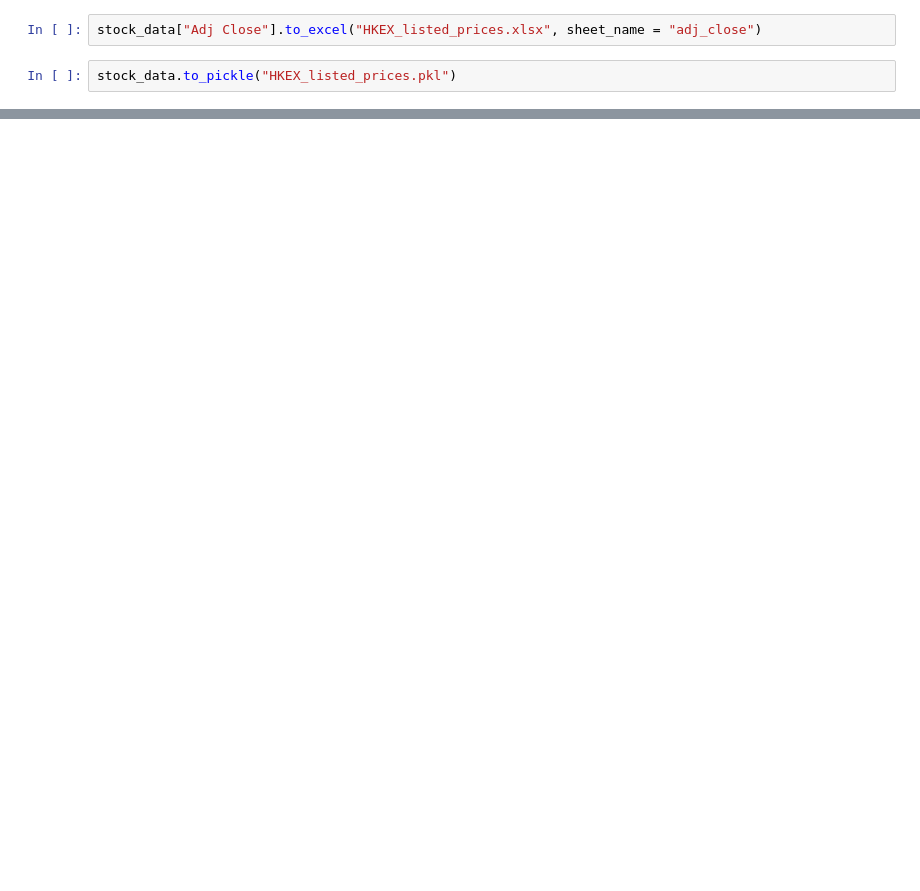
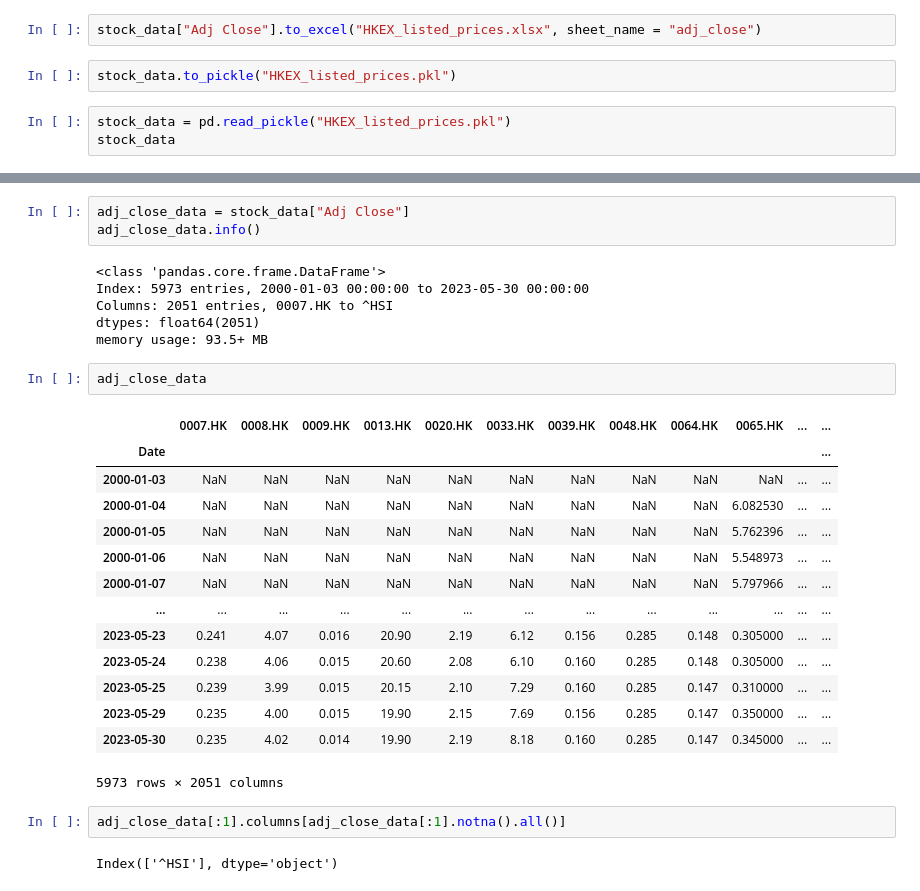
Before and after one commit to ckyma/exchatbook, a Jupyter notebook: getYahooData.ipynb, the cells around one changed output, grey strips where cells are left out. Drawn from its saved outputs; the diff is of its cells as text; blank space fills up the shorter version.

```diff
--- a/getYahooData.ipynb
+++ b/getYahooData.ipynb
@@ -169,3 +158,6 @@ stock_data
 stock_data["Adj Close"].to_excel("HKEX_listed_prices.xlsx", sheet_name = "adj_close")
 # %%
 stock_data.to_pickle("HKEX_listed_prices.pkl")
+# %%
+stock_data = pd.read_pickle("HKEX_listed_prices.pkl")
+stock_data
@@ -171,0 +204,30 @@ stock_data.to_pickle("HKEX_listed_prices.pkl")
+# %%
+adj_close_data = stock_data["Adj Close"]
+adj_close_data.info()
+# %% [output]
+<class 'pandas.core.frame.DataFrame'>
+Index: 5973 entries, 2000-01-03 00:00:00 to 2023-05-30 00:00:00
+Columns: 2051 entries, 0007.HK to ^HSI
+dtypes: float64(2051)
+memory usage: 93.5+ MB
+# %%
+adj_close_data
+# %% [output]
+|  | 0007.HK | 0008.HK | 0009.HK | 0013.HK | 0020.HK | 0033.HK | 0039.HK | 0048.HK | 0064.HK | 0065.HK | ... | ... |
+| Date |  |  |  |  |  |  |  |  |  |  |  | ... |
+| 2000-01-03 | NaN | NaN | NaN | NaN | NaN | NaN | NaN | NaN | NaN | NaN | ... | ... |
+| 2000-01-04 | NaN | NaN | NaN | NaN | NaN | NaN | NaN | NaN | NaN | 6.082530 | ... | ... |
+| 2000-01-05 | NaN | NaN | NaN | NaN | NaN | NaN | NaN | NaN | NaN | 5.762396 | ... | ... |
+| 2000-01-06 | NaN | NaN | NaN | NaN | NaN | NaN | NaN | NaN | NaN | 5.548973 | ... | ... |
+| 2000-01-07 | NaN | NaN | NaN | NaN | NaN | NaN | NaN | NaN | NaN | 5.797966 | ... | ... |
+| ... | ... | ... | ... | ... | ... | ... | ... | ... | ... | ... | ... | ... |
+| 2023-05-23 | 0.241 | 4.07 | 0.016 | 20.90 | 2.19 | 6.12 | 0.156 | 0.285 | 0.148 | 0.305000 | ... | ... |
+| 2023-05-24 | 0.238 | 4.06 | 0.015 | 20.60 | 2.08 | 6.10 | 0.160 | 0.285 | 0.148 | 0.305000 | ... | ... |
+| 2023-05-25 | 0.239 | 3.99 | 0.015 | 20.15 | 2.10 | 7.29 | 0.160 | 0.285 | 0.147 | 0.310000 | ... | ... |
+| 2023-05-29 | 0.235 | 4.00 | 0.015 | 19.90 | 2.15 | 7.69 | 0.156 | 0.285 | 0.147 | 0.350000 | ... | ... |
+| 2023-05-30 | 0.235 | 4.02 | 0.014 | 19.90 | 2.19 | 8.18 | 0.160 | 0.285 | 0.147 | 0.345000 | ... | ... |
+5973 rows × 2051 columns
+# %%
+adj_close_data[:1].columns[adj_close_data[:1].notna().all()]
+# %% [output]
+Index(['^HSI'], dtype='object')
```
Also changed, not shown: parts of 9 cells of this notebook.
